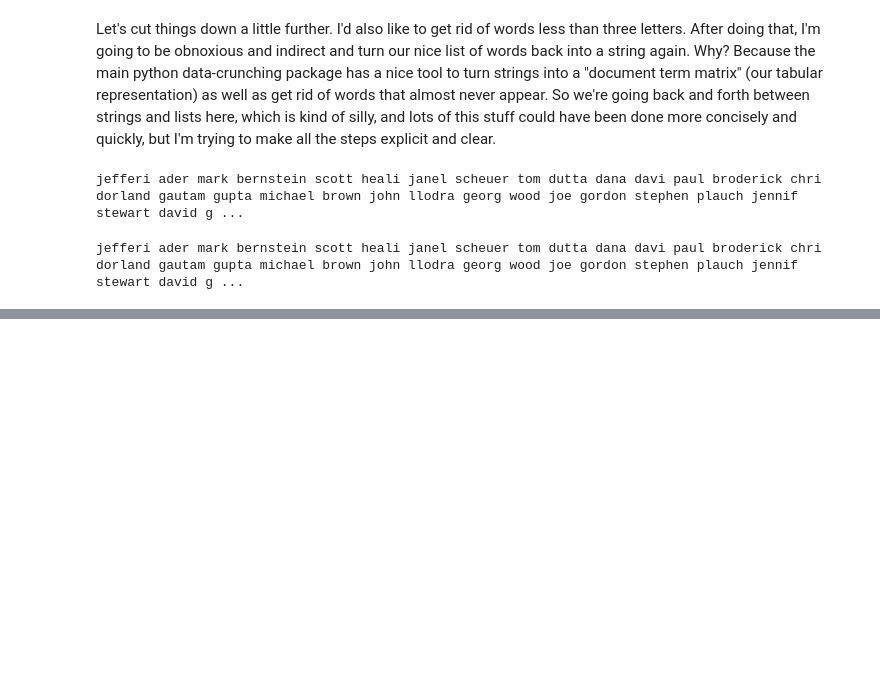
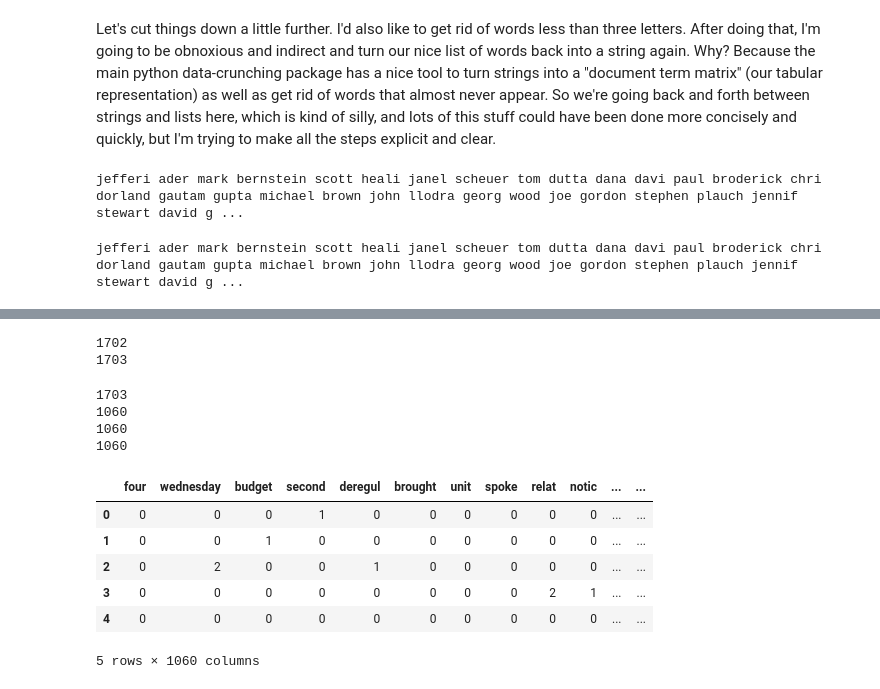
Before and after one commit to paultopia/code-data-lawstudents, a Jupyter notebook: crunch-law.ipynb, the cells around one changed output, grey strips where cells are left out. Cells and saved outputs as stored; diff of their text form; code cells hidden in the pictures; blank space fills up the shorter version.

Commit message:
data finally cleaned up after glitches

```diff
--- a/crunch-law.ipynb
+++ b/crunch-law.ipynb
@@ -178,0 +323,4 @@ jefferi ader mark bernstein scott heali janel scheuer tom dutta dana davi paul b
+# %%
+templist =[]
+for tempitem in tdm.rows(cutoff=85):
+    templist.append(tempitem)
@@ -178,0 +343,2 @@ jefferi ader mark bernstein scott heali janel scheuer tom dutta dana davi paul b
+# %%
+templist[0].append('LABELS')
@@ -178,0 +347,6 @@ jefferi ader mark bernstein scott heali janel scheuer tom dutta dana davi paul b
+# %%
+print len(enronLabels)
+print len(templist)
+# %% [output]
+1702
+1703
@@ -178,0 +356,24 @@ jefferi ader mark bernstein scott heali janel scheuer tom dutta dana davi paul b
+# %%
+wholeEnronData = templist[:]
+# %%
+print len(wholeEnronData)
+print len(wholeEnronData[0])
+print len(wholeEnronData[1])
+print len(wholeEnronData[-1])
+# %% [output]
+1703
+1060
+1060
+1060
+# %%
+enronDataAnalysis = pd.DataFrame(wholeEnronData[1:], columns=wholeEnronData[0])
+# %%
+enronDataAnalysis.head()
+# %% [output]
+|  | four | wednesday | budget | second | deregul | brought | unit | spoke | relat | notic | ... | ... |
+| 0 | 0 | 0 | 0 | 1 | 0 | 0 | 0 | 0 | 0 | 0 | ... | ... |
+| 1 | 0 | 0 | 1 | 0 | 0 | 0 | 0 | 0 | 0 | 0 | ... | ... |
+| 2 | 0 | 2 | 0 | 0 | 1 | 0 | 0 | 0 | 0 | 0 | ... | ... |
+| 3 | 0 | 0 | 0 | 0 | 0 | 0 | 0 | 0 | 2 | 1 | ... | ... |
+| 4 | 0 | 0 | 0 | 0 | 0 | 0 | 0 | 0 | 0 | 0 | ... | ... |
+5 rows × 1060 columns
```
Also changed, not shown: parts of 38 cells of this notebook, 2 other files.
